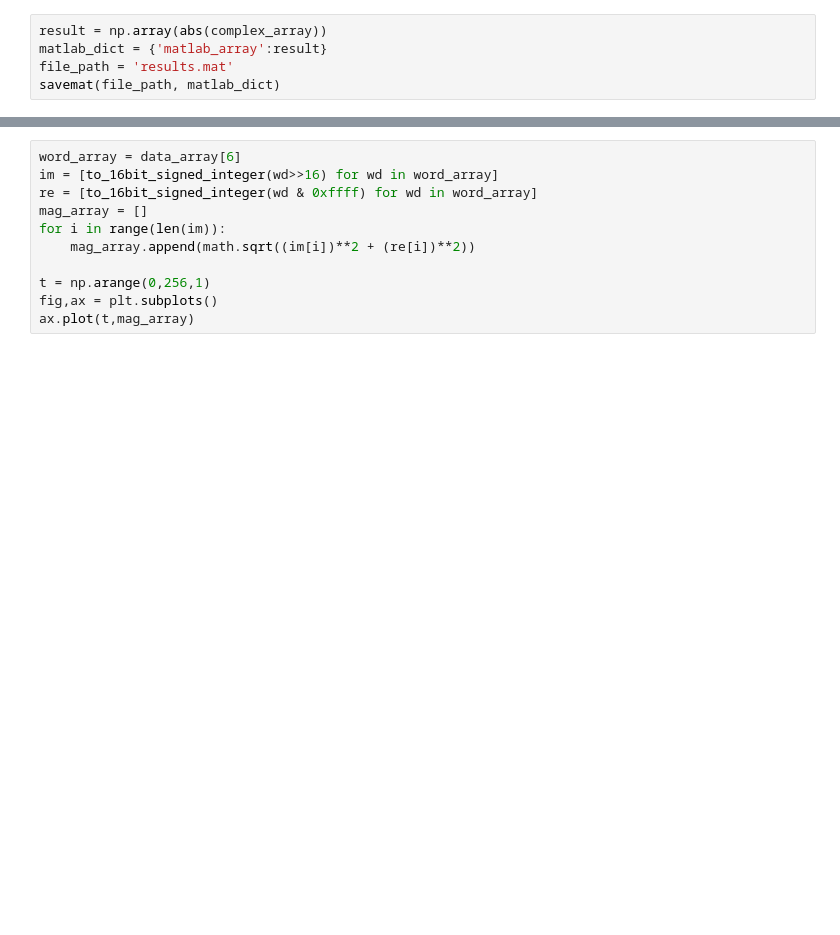
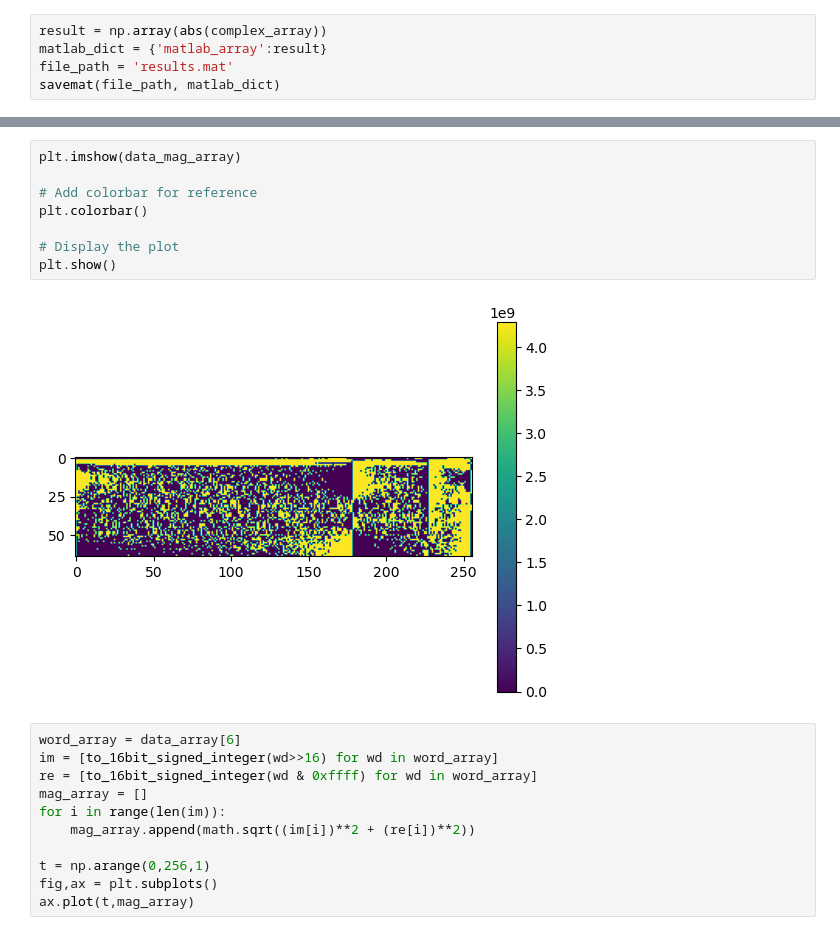
Before and after one commit to ransaraw98/fyp-77radar, a Jupyter notebook: impl/host/notebook/process_packets.ipynb, the cells around one changed output, grey strips where cells are left out. Drawn from its saved outputs; the diff is of its cells as text; blank space fills up the shorter version.

```diff
--- a/impl/host/notebook/process_packets.ipynb
+++ b/impl/host/notebook/process_packets.ipynb
@@ -291,3 +356,13 @@ savemat(file_path, matlab_dict)
+# %%
+plt.imshow(data_mag_array)
+
+# Add colorbar for reference
+plt.colorbar()
+
+# Display the plot
+plt.show()
+# %% [output]
+[figure, added]
 # %%
 word_array = data_array[6]
 im = [to_16bit_signed_integer(wd>>16) for wd in word_array]
```
Also changed, not shown: parts of 8 cells of this notebook, 1 other file.
